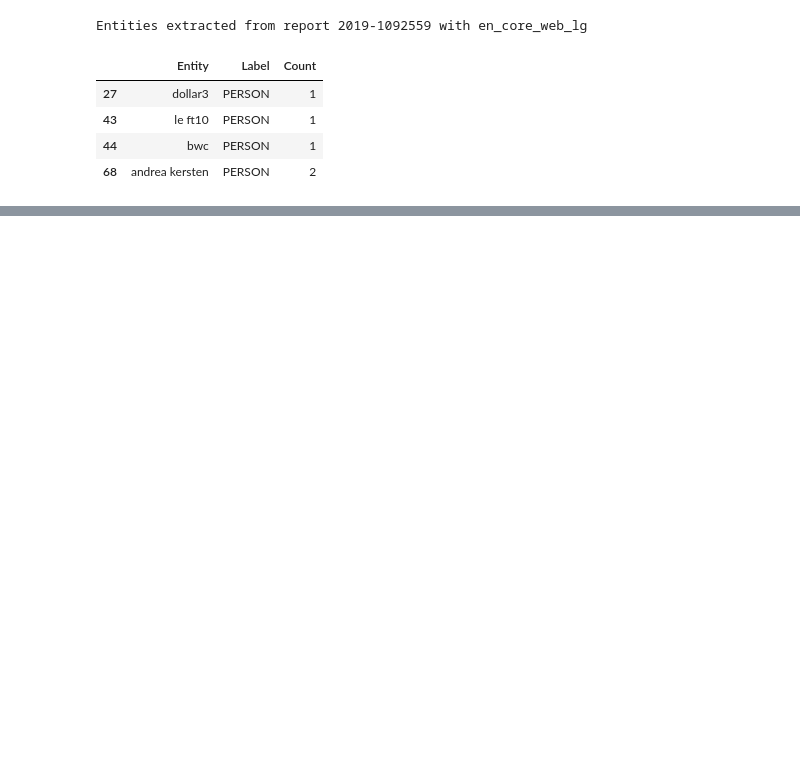
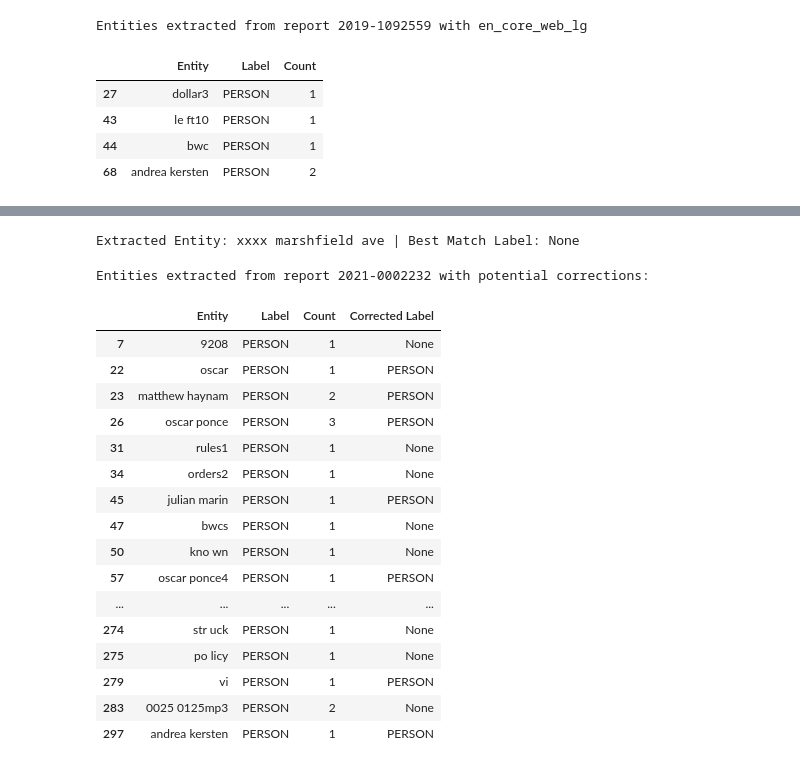
Before and after one commit to FedericoDM/NLP-Police-Complaints, a Jupyter notebook: src/exploratory/jon_spacy_ner.ipynb, the cells around one changed output, grey strips where cells are left out. Drawn from its saved outputs; the diff is of its cells as text; code cells hidden in the pictures; blank space fills up the shorter version.

```diff
--- a/src/exploratory/jon_spacy_ner.ipynb
+++ b/src/exploratory/jon_spacy_ner.ipynb
@@ -189,0 +180,69 @@ Entities extracted from report 2019-1092559 with en_core_web_lg
+# %%
+from fuzzywuzzy import process
+
+def get_best_label(extracted_entity, true_labels_df, entity_column, label_column, threshold=95):
+    """
+    Finds the best matching label for an extracted entity using fuzzy matching with a threshold.
+
+    Parameters:
+    extracted_entity (str): The entity extracted by the NER model.
+    true_labels_df (pd.DataFrame): The DataFrame containing the true labels.
+    entity_column (str): The column name in true_labels_df that contains the entity names.
+    label_column (str): The column name in true_labels_df that contains the entity labels.
+    threshold (int): The minimum similarity score to accept a match.
+
+    Returns:
+    str: The best matching label or None if no match exceeds the threshold.
+    """
+    # Normalize the entity names for matching
+    choices = true_labels_df[entity_column].str.lower().tolist()
+    normalized_entity = extracted_entity.lower().strip()
+
+    # Find the best match for the extracted entity
+    best_match, score = process.extractOne(normalized_entity, choices)
+
+    # Check if the best match score exceeds the threshold
+    if score >= threshold:
+        return true_labels_df.loc[true_labels_df[entity_column].str.lower() == best_match, label_column].iloc[0]
+    else:
+        return None  # or you could return a default label or indicate uncertainty
+# %%
+extracted_entity = 'xxxx marshfield ave'
+best_label = get_best_label(extracted_entity, true_labels_df, 'Entity', 'Label')
+print(f"Extracted Entity: {extracted_entity} | Best Match Label: {best_label}")
+# %% [output]
+Extracted Entity: xxxx marshfield ave | Best Match Label: None
+# %%
+# Assuming get_best_label function and true_labels_df are already defined
+
+# Apply the get_best_label function to cross-reference and potentially correct the labels
+df_ner_lg['Corrected Label'] = df_ner_lg.apply(
+    lambda row: get_best_label(row['Entity'], true_labels_df, 'Entity', 'Label', threshold=85) if row['Label'] == 'PERSON' else row['Label'],
+    axis=1
+)
+
+# Filter to view corrections (if any) for PERSON labels
+corrected_persons = df_ner_lg.loc[df_ner_lg['Label'] == 'PERSON']
+
+# Display the DataFrame with potentially corrected labels
+print(f"Entities extracted from report {report_number} with potential corrections:")
+display(corrected_persons)
+# %% [output]
+Entities extracted from report 2021-0002232 with potential corrections:
+|  | Entity | Label | Count | Corrected Label |
+| 7 | 9208 | PERSON | 1 | None |
+| 22 | oscar | PERSON | 1 | PERSON |
+| 23 | matthew haynam | PERSON | 2 | PERSON |
+| 26 | oscar ponce | PERSON | 3 | PERSON |
+| 31 | rules1 | PERSON | 1 | None |
+| 34 | orders2 | PERSON | 1 | None |
+| 45 | julian marin | PERSON | 1 | PERSON |
+| 47 | bwcs | PERSON | 1 | None |
+| 50 | kno wn | PERSON | 1 | None |
+| 57 | oscar ponce4 | PERSON | 1 | PERSON |
+| ... | ... | ... | ... | ... |
+| 274 | str uck | PERSON | 1 | None |
+| 275 | po licy | PERSON | 1 | None |
+| 279 | vi | PERSON | 1 | PERSON |
+| 283 | 0025 0125mp3 | PERSON | 2 | None |
+| 297 | andrea kersten | PERSON | 1 | PERSON |
```
Also changed, not shown: parts of 50 cells of this notebook, 8 other files.
